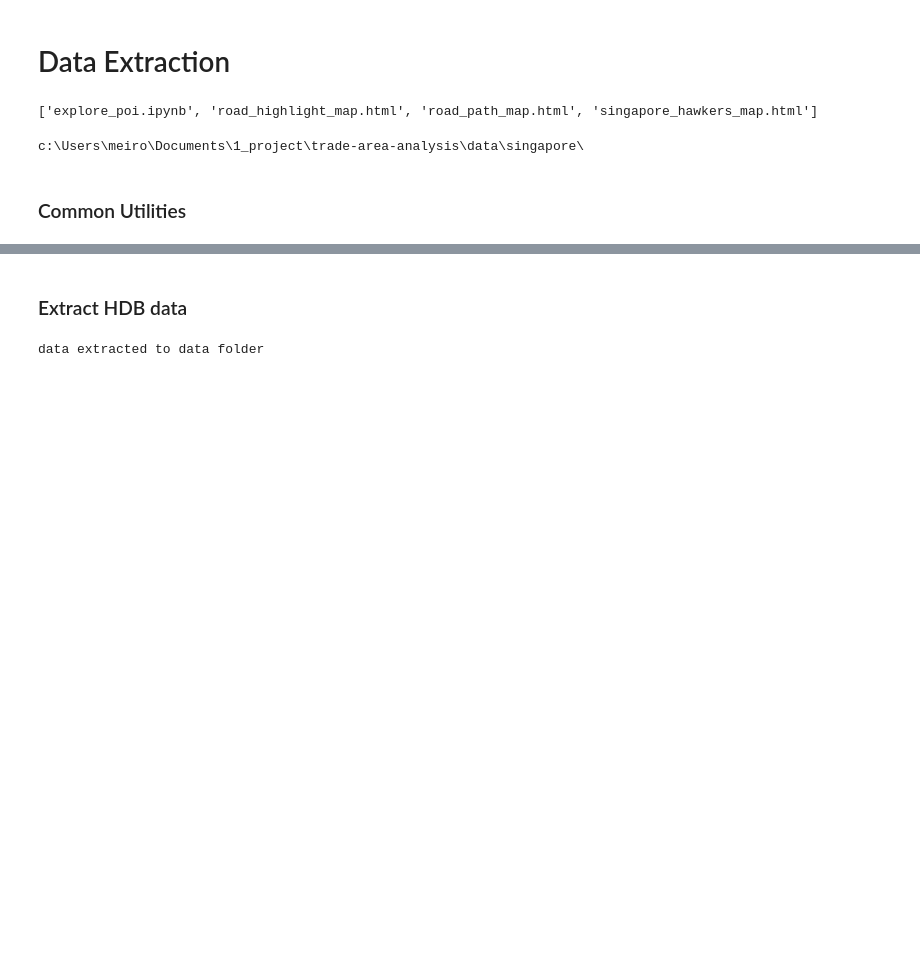
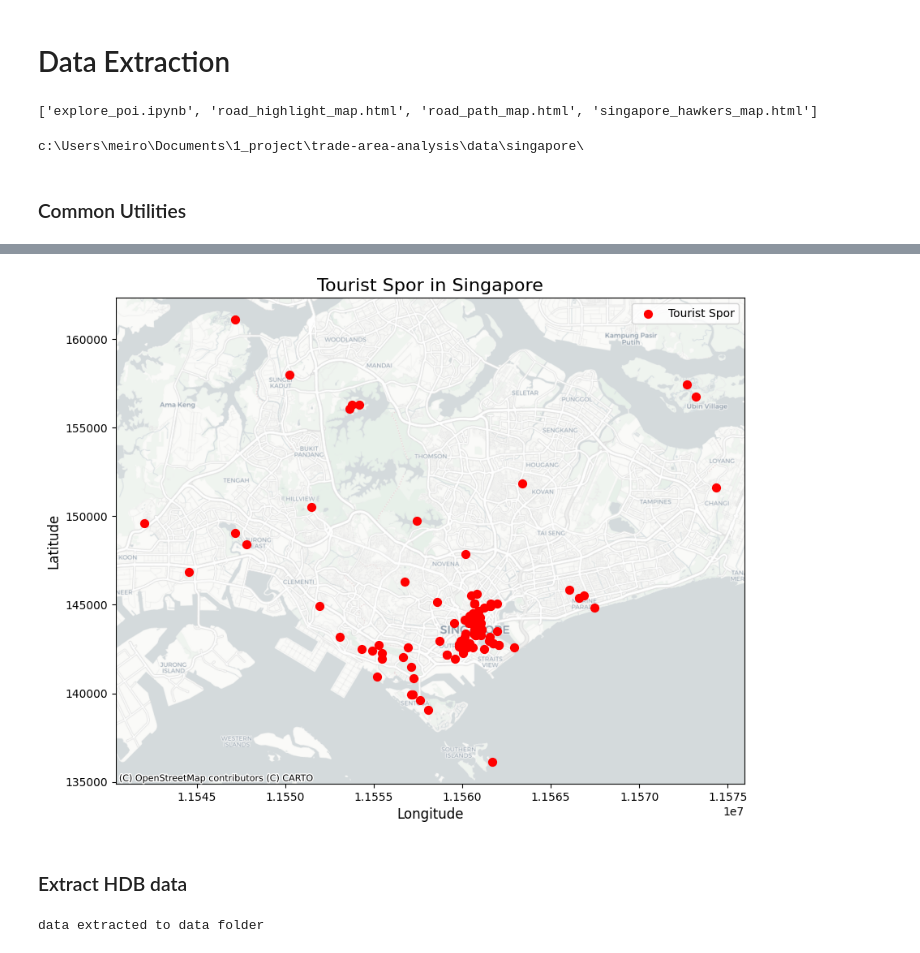
Before and after one commit to meirong-dong/trade-area-analysis, a Jupyter notebook: exploration/explore_poi.ipynb, the cells around one changed output, grey strips where cells are left out. Saved outputs shown, nothing was run; the diff lists cells and outputs as text; code cells hidden in the pictures; blank space fills up the shorter version.

```diff
--- a/exploration/explore_poi.ipynb
+++ b/exploration/explore_poi.ipynb
@@ -70,10 +70,10 @@ from shapely.geometry import Point
 # Enable inline plotting in Jupyter
 %matplotlib inline
 
-def visualize_pois(df, df_lon, df_lat, label):
+def visualize_pois(df, plot_title):
     # Create a GeoDataFrame from the pandas DataFrame
     # Convert lat, lon into Point geometries for the hawker centers
-    geometry = [Point(lon, lat) for lon, lat in zip(df_lon, df_lat)]
+    geometry = [Point(lon, lat) for lon, lat in zip(df["lon"], df["lat"])]
     gdf = gpd.GeoDataFrame(df, geometry=geometry)
 
     # Set CRS to WGS84 (latitude/longitude) and reproject to EPSG:3857 (Web Mercator)
@@ -82,15 +82,13 @@ def visualize_pois(df, df_lon, df_lat, label):
 
     # Plotting the map with contextily basemap
     fig, ax = plt.subplots(figsize=(10, 10))
-
-    # Plot the hawker centers (points) in red
-    gdf.plot(ax=ax, color="red", marker="o", markersize=50, label=label)
+    gdf.plot(ax=ax, color="red", marker="o", markersize=50, label=plot_title)
 
     # Add basemap using contextily (choose a suitable tile)
     ctx.add_basemap(ax, crs=gdf.crs.to_string(), source=ctx.providers.CartoDB.Positron)
 
     # Customize the map
-    ax.set_title(f"{label} in Singapore", fontsize=16)
+    ax.set_title(f"{plot_title} in Singapore", fontsize=16)
     ax.set_xlabel("Longitude", fontsize=12)
     ax.set_ylabel("Latitude", fontsize=12)
     ax.legend()
@@ -129,0 +233,4 @@ def visualize_polygon(df, plot_title):
+# %%
+df_tourist = visualize_data(tourist_csv)
+df_tourist["lon"] = df_tourist["longtitude"]
+df_tourist["lat"] = df_tourist["latitude"]
@@ -130,3 +245,7 @@ def visualize_polygon(df, plot_title):
+# %%
+visualize_pois(df_tourist, "Tourist Spor")
+# %% [output]
+[figure, added]
 # %% [markdown]
 ### Extract HDB data
 # %%
```
Also changed, not shown: parts of 22 cells of this notebook, 6 other files.
